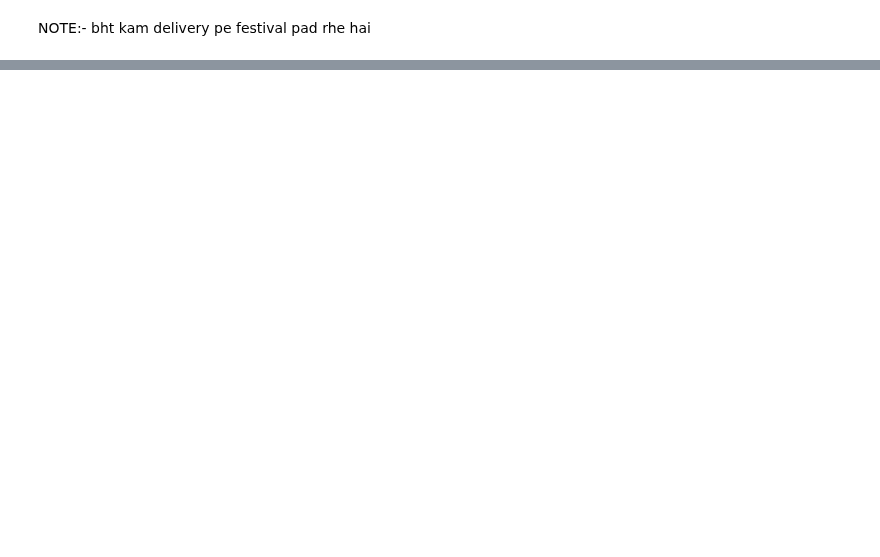
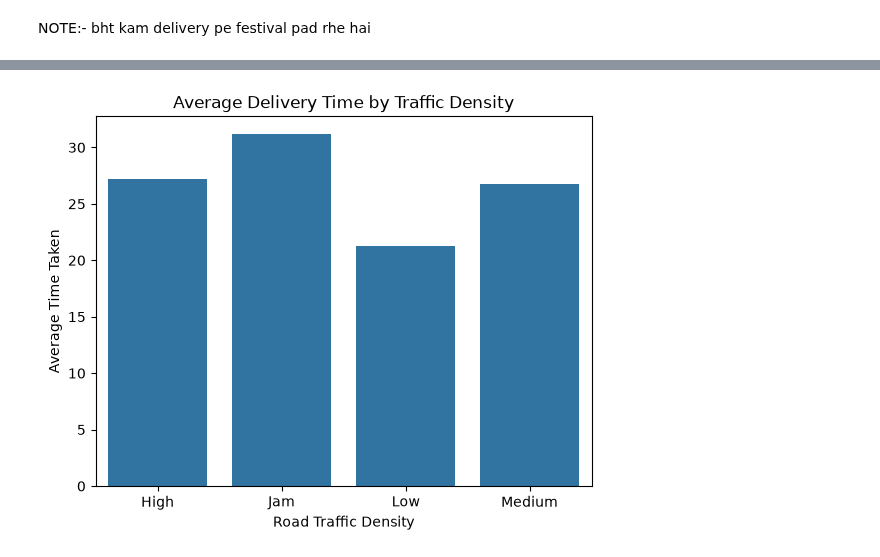
Before and after one commit to Bhoomikamalik81/Probation-Project-26, a Jupyter notebook: Bhoomika-task-6/bhoomika-task-6.ipynb, the cells around one changed output, grey strips where cells are left out. Cells and saved outputs as stored; diff of their text form; code cells hidden in the pictures; blank space fills up the shorter version.

Commit message:
Update data cleaning and analysis

```diff
--- a/Bhoomika-task-6/bhoomika-task-6.ipynb
+++ b/Bhoomika-task-6/bhoomika-task-6.ipynb
@@ -248,0 +1139,2 @@ print(df.groupby("Weatherconditions")["Time_taken(min)"].mean())
+# %%
+df["Festival"] = df["Festival"].replace("NaN", "No")
@@ -248,0 +1154,4 @@ print(df.groupby("Weatherconditions")["Time_taken(min)"].mean())
+# %%
+df["City"] = df["City"].str.strip()
+# %%
+df["City"] = df["City"].replace("NaN", np.nan)
@@ -248,0 +1160,2 @@ print(df.groupby("Weatherconditions")["Time_taken(min)"].mean())
+# %%
+df["City"] = df["City"].fillna(df["City"].mode()[0])
@@ -248,0 +1262,8 @@ print(df.groupby("Weatherconditions")["Time_taken(min)"].mean())
+# %%
+sns.barplot(x="Road_traffic_density",y="Time_taken(min)",data=df,errorbar=None)
+plt.xlabel("Road Traffic Density")
+plt.ylabel("Average Time Taken")
+plt.title("Average Delivery Time by Traffic Density")
+plt.show()
+# %% [output]
+[figure, added]
```
Also changed, not shown: parts of 186 cells of this notebook, 1 other file.
